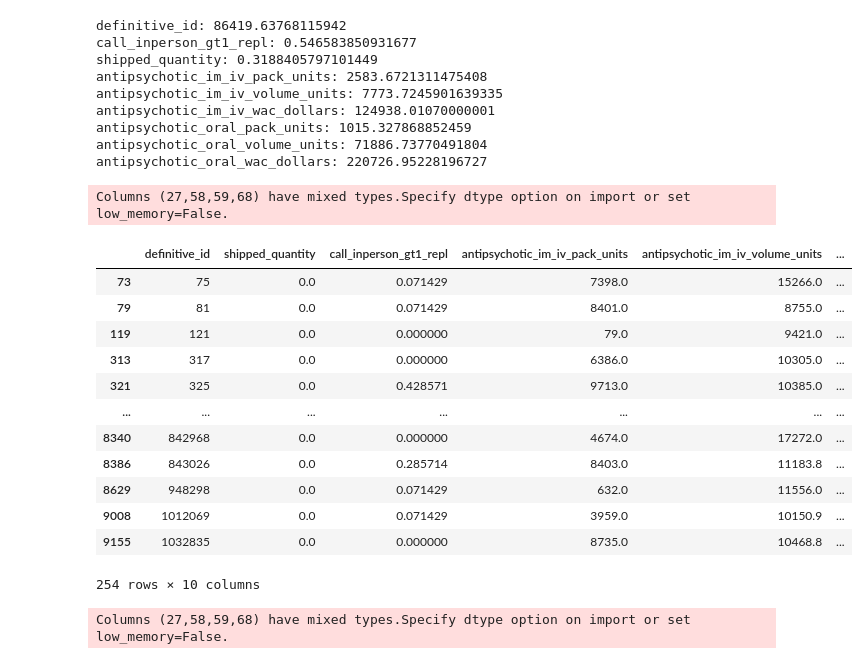
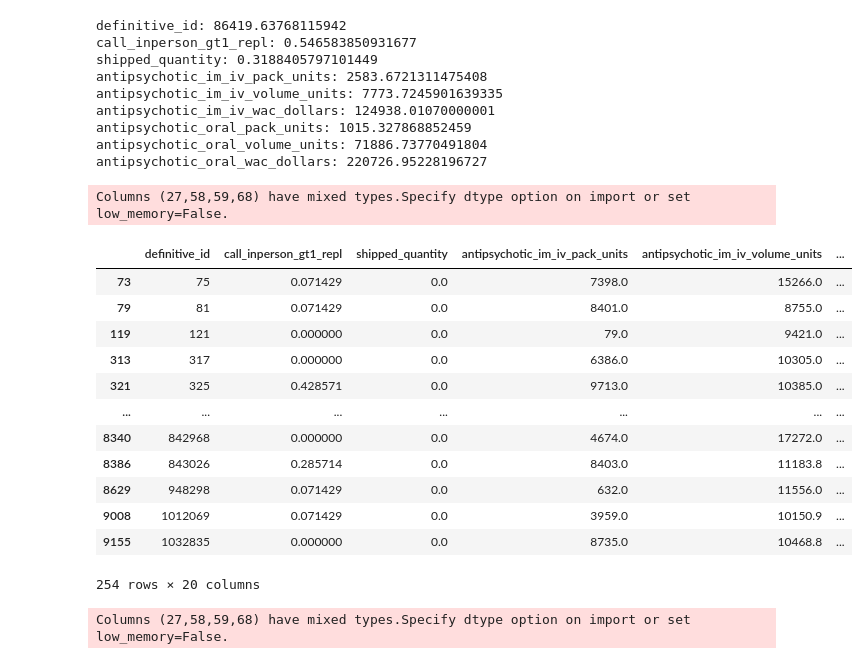
Before and after one commit to hsingh-mdsol/promotional_response_rf, a Jupyter notebook: research/bioxcel_pr_time_series.ipynb, the cells around one changed output. Cells and saved outputs as stored; diff of their text form; code cells hidden in the pictures.

```diff
--- a/research/bioxcel_pr_time_series.ipynb
+++ b/research/bioxcel_pr_time_series.ipynb
@@ -313,31 +284,31 @@ antipsychotic_oral_wac_dollars: 220726.95228196727
 # %%
 # non ordering accounts with high antipsych volume and low call volume (p3)
 df_definitive_all = pd.read_csv('bioxcel_pr_definitive_month_level_all.csv')
-acc_names_all = df_definitive_all[['definitive_id', 'hospital_name']].groupby('definitive_id').first().reset_index()
-keep = ['definitive_id', 'shipped_quantity', 'call_inperson_gt1_repl'] + [x for x in df_definitive_all.columns if x.startswith('anti')]
+acc_names_all = df_definitive_all[['definitive_id', 'hospital_name', 'address', 'address1', 'city', 'state', 'zip_code', 'latitude', 'longitude', 'territory_employee', 'territory_name', '#_of_staffed_beds']].groupby('definitive_id').first().reset_index()
+keep = ['definitive_id', 'call_inperson_gt1_repl', 'shipped_quantity'] + [x for x in df_definitive_all.columns if x.startswith('anti')]
 df_definitive_all = df_definitive_all[keep]
-for i in ['shipped_quantity', 'call_inperson_gt1_repl']:
+for i in ['call_inperson_gt1_repl', 'shipped_quantity']:
     df_definitive_all[i] = df_definitive_all[i].replace(np.nan, 0)
 p3 = df_definitive_all[keep].groupby('definitive_id').mean().reset_index()
 p3 = p3.merge(acc_names_all, on='definitive_id', how='left')
 # 254 - all accounts with non null antipsych volume, non ordering, < 0.5 monthly in person call volume, above avg antipsych volume
 p3 = p3[(p3['shipped_quantity'] == 0) & (p3['call_inperson_gt1_repl'] < 0.5) & (p3['antipsychotic_im_iv_volume_units'] > 7774)]
 p3
 # %% [output]
 Columns (27,58,59,68) have mixed types.Specify dtype option on import or set low_memory=False.
-|  | definitive_id | shipped_quantity | call_inperson_gt1_repl | antipsychotic_im_iv_pack_units | antipsychotic_im_iv_volume_units | ... |
-| 73 | 75 | 0.0 | 0.071429 | 7398.0 | 15266.0 | ... |
-| 79 | 81 | 0.0 | 0.071429 | 8401.0 | 8755.0 | ... |
-| 119 | 121 | 0.0 | 0.000000 | 79.0 | 9421.0 | ... |
-| 313 | 317 | 0.0 | 0.000000 | 6386.0 | 10305.0 | ... |
-| 321 | 325 | 0.0 | 0.428571 | 9713.0 | 10385.0 | ... |
+|  | definitive_id | call_inperson_gt1_repl | shipped_quantity | antipsychotic_im_iv_pack_units | antipsychotic_im_iv_volume_units | ... |
+| 73 | 75 | 0.071429 | 0.0 | 7398.0 | 15266.0 | ... |
+| 79 | 81 | 0.071429 | 0.0 | 8401.0 | 8755.0 | ... |
+| 119 | 121 | 0.000000 | 0.0 | 79.0 | 9421.0 | ... |
+| 313 | 317 | 0.000000 | 0.0 | 6386.0 | 10305.0 | ... |
+| 321 | 325 | 0.428571 | 0.0 | 9713.0 | 10385.0 | ... |
 | ... | ... | ... | ... | ... | ... | ... |
-| 8340 | 842968 | 0.0 | 0.000000 | 4674.0 | 17272.0 | ... |
-| 8386 | 843026 | 0.0 | 0.285714 | 8403.0 | 11183.8 | ... |
-| 8629 | 948298 | 0.0 | 0.071429 | 632.0 | 11556.0 | ... |
-| 9008 | 1012069 | 0.0 | 0.071429 | 3959.0 | 10150.9 | ... |
-| 9155 | 1032835 | 0.0 | 0.000000 | 8735.0 | 10468.8 | ... |
+| 8340 | 842968 | 0.000000 | 0.0 | 4674.0 | 17272.0 | ... |
+| 8386 | 843026 | 0.285714 | 0.0 | 8403.0 | 11183.8 | ... |
+| 8629 | 948298 | 0.071429 | 0.0 | 632.0 | 11556.0 | ... |
+| 9008 | 1012069 | 0.071429 | 0.0 | 3959.0 | 10150.9 | ... |
+| 9155 | 1032835 | 0.000000 | 0.0 | 8735.0 | 10468.8 | ... |
-254 rows × 10 columns
+254 rows × 20 columns
 # %%
 p3.to_csv('p3_group.csv', index=False)
 # %%
```
Also changed, not shown: parts of 15 cells of this notebook, 2 other files.
